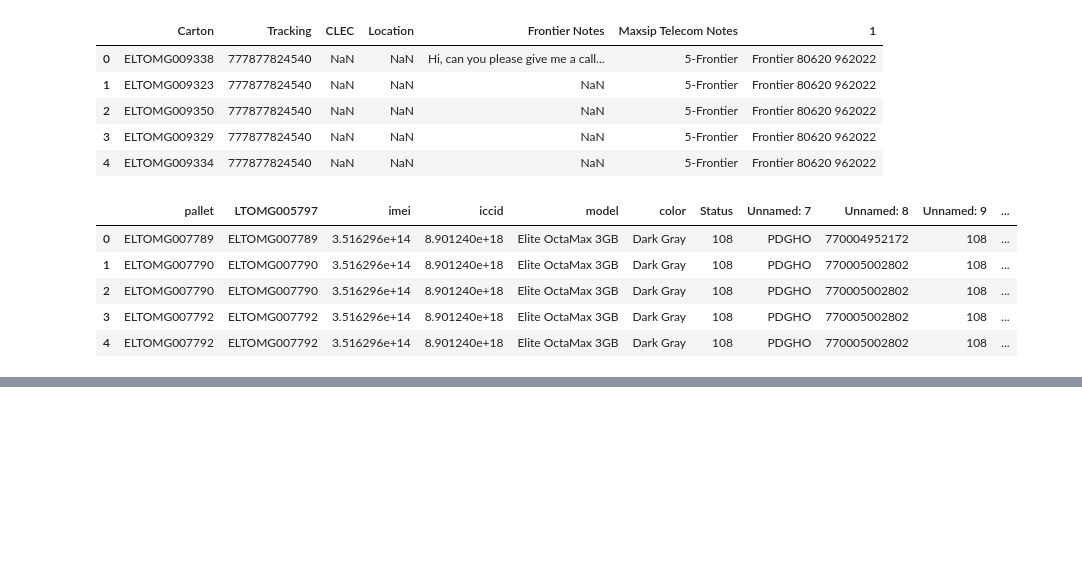
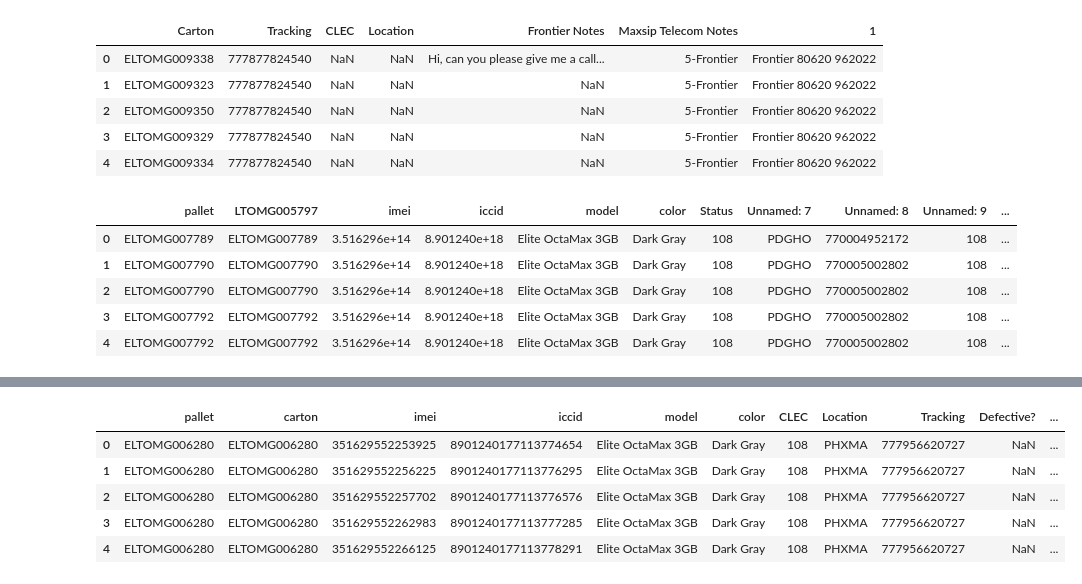
Before and after one commit to DevExpert0101/DataProcessing, a Jupyter notebook: x2.ipynb, the cells around one changed output, grey strips where cells are left out. Drawn from its saved outputs; the diff is of its cells as text; code cells hidden in the pictures; blank space fills up the shorter version.

```diff
--- a/x2.ipynb
+++ b/x2.ipynb
@@ -1070,10 +1070,10 @@ data.to_excel('output.xlsx')
 # %% [markdown]
 Frontier 80620 962022(Carton, Defective, IMEI &amp; SIM)
 # %%
-data15_sheet1 = pd.read_excel('./data/Frontier 80620 962022.xlsx', 'Carton')
-data15_sheet1['1'] = 'Frontier 80620 962022'
-data15_sheet2 = pd.read_excel('./data/Frontier 80620 962022.xlsx', 'Defective')
-data15_sheet2['1'] = 'Frontier 80620 962022'
-data15_sheet3 = pd.read_excel('./data/Frontier 80620 962022.xlsx', 'IMEI & SIM')
-data15_sheet3['1'] = 'Frontier 80620 962022'
+data16_sheet1 = pd.read_excel('./data/Frontier 80620 962022.xlsx', 'Carton')
+data16_sheet1['1'] = 'Frontier 80620 962022'
+data16_sheet2 = pd.read_excel('./data/Frontier 80620 962022.xlsx', 'Defective')
+data16_sheet2['1'] = 'Frontier 80620 962022'
+data16_sheet3 = pd.read_excel('./data/Frontier 80620 962022.xlsx', 'IMEI & SIM')
+data16_sheet3['1'] = 'Frontier 80620 962022'
 # %%
@@ -1098,0 +1128,9 @@ data15_sheet2.head()
+# %%
+data16_sheet3.head()
+# %% [output]
+|  | pallet | carton | imei | iccid | model | color | CLEC | Location | Tracking | Defective? | ... |
+| 0 | ELTOMG006280 | ELTOMG006280 | 351629552253925 | 8901240177113774654 | Elite OctaMax 3GB | Dark Gray | 108 | PHXMA | 777956620727 | NaN | ... |
+| 1 | ELTOMG006280 | ELTOMG006280 | 351629552256225 | 8901240177113776295 | Elite OctaMax 3GB | Dark Gray | 108 | PHXMA | 777956620727 | NaN | ... |
+| 2 | ELTOMG006280 | ELTOMG006280 | 351629552257702 | 8901240177113776576 | Elite OctaMax 3GB | Dark Gray | 108 | PHXMA | 777956620727 | NaN | ... |
+| 3 | ELTOMG006280 | ELTOMG006280 | 351629552262983 | 8901240177113777285 | Elite OctaMax 3GB | Dark Gray | 108 | PHXMA | 777956620727 | NaN | ... |
+| 4 | ELTOMG006280 | ELTOMG006280 | 351629552266125 | 8901240177113778291 | Elite OctaMax 3GB | Dark Gray | 108 | PHXMA | 777956620727 | NaN | ... |
```
Also changed, not shown: parts of 29 cells of this notebook.
